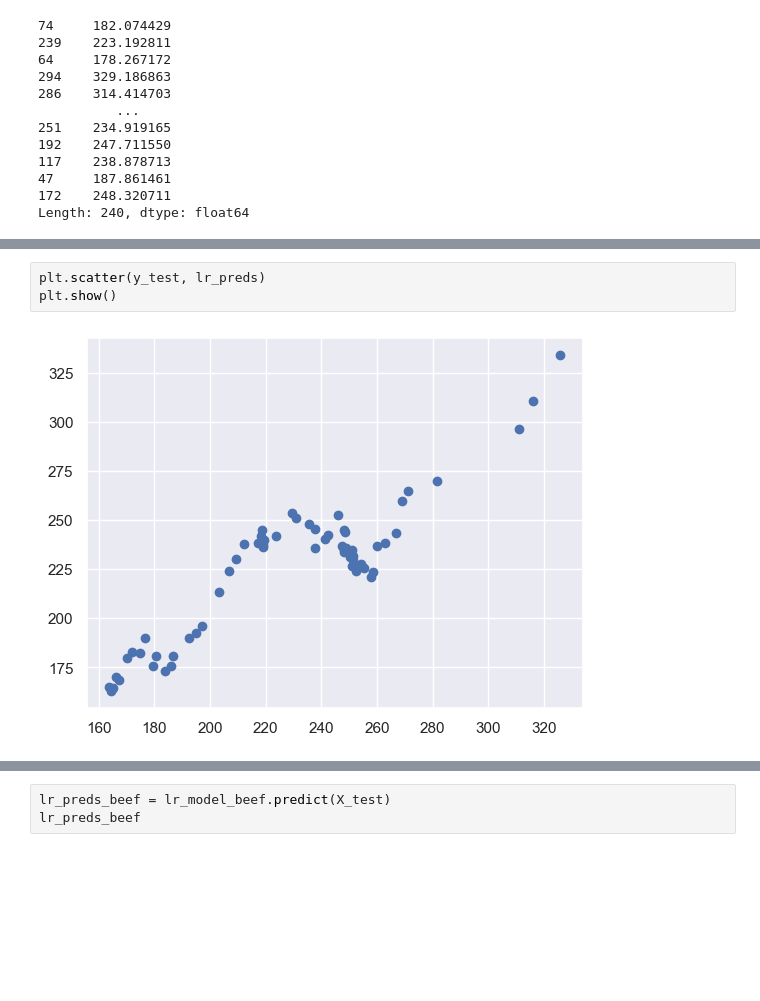
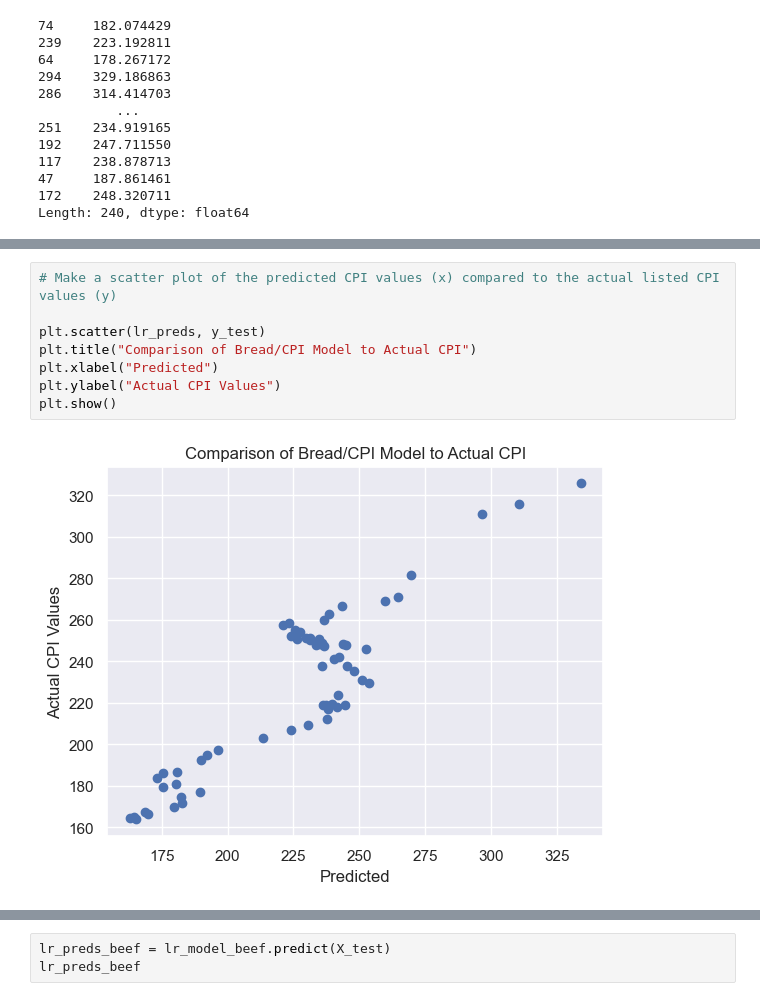
Before and after one commit to matthewjchin/grocerypriceanalysis, a Jupyter notebook: fred_groceries_lin_reg.ipynb, the cells around one changed output, grey strips where cells are left out. Cells and saved outputs as stored; diff of their text form; blank space fills up the shorter version.

```diff
--- a/fred_groceries_lin_reg.ipynb
+++ b/fred_groceries_lin_reg.ipynb
@@ -194,10 +194,15 @@ plt.show()
 # %% [output]
 [figure]
 # %%
-plt.scatter(y_test, lr_preds)
+# Make a scatter plot of the predicted CPI values (x) compared to the actual listed CPI values (y)
+
+plt.scatter(lr_preds, y_test)
+plt.title("Comparison of Bread/CPI Model to Actual CPI")
+plt.xlabel("Predicted")
+plt.ylabel("Actual CPI Values")
 plt.show()
 # %% [output]
-[figure, old version]
+[figure, new version]
 # %%
 # Single linear regression (OLS) between urban CPI and price of ground beef on X_train
 
```
Also changed, not shown: parts of 23 cells of this notebook, 1 other file.
